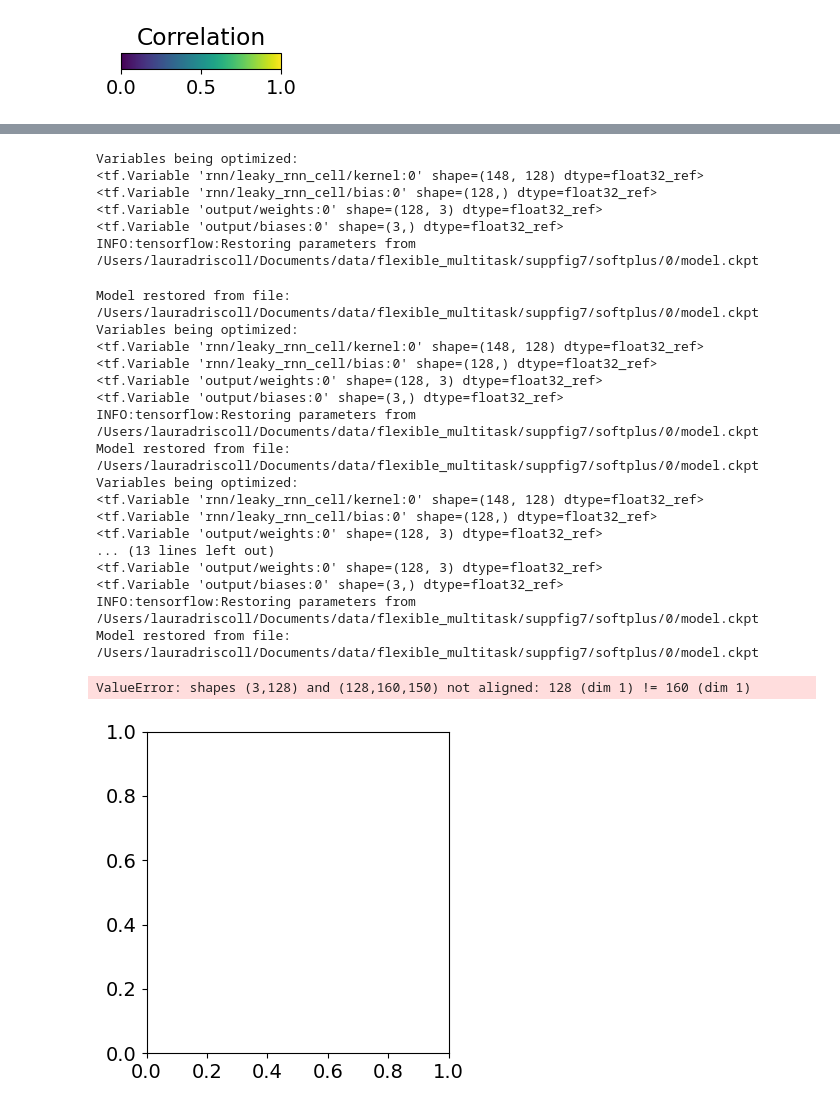
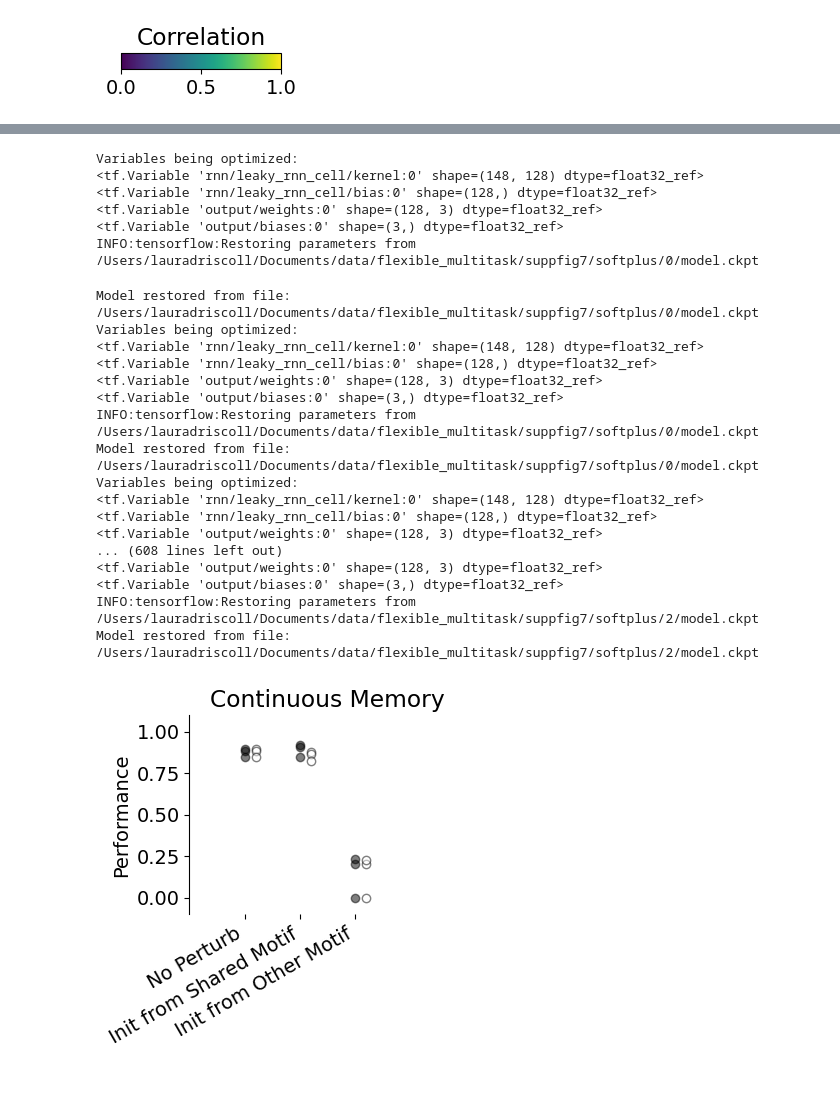
Before and after one commit to lauradriscoll/flexible_multitask, a Jupyter notebook: analysis/supp/suppfig7.ipynb, the cells around one changed output, grey strips where cells are left out. Drawn from its saved outputs; the diff is of its cells as text; code cells hidden in the pictures.

Commit message:
update remaining suppfigs to tf2 py3

```diff
--- a/analysis/supp/suppfig7.ipynb
+++ b/analysis/supp/suppfig7.ipynb
@@ -564,10 +570,6 @@ p_ins['Init from Other Motif']['init'] = 1
 p_ins['Init from Other Motif']['id'] = 2
 # %%
 plt.rcParams.update({'font.size': 14})
-n_rnn = str(128)
-w_rec_coeff  = 8/10
-sigma_rec = 1/20
-data_folder_all = 'data/rnn/multitask/stepnet/'
 
 fig = plt.figure(figsize=(4,4),tight_layout=True,facecolor='white')
 ax = plt.subplot(111)
@@ -575,19 +577,6 @@ ax = plt.subplot(111)
 for rnn_type in ['LeakyRNN']:
         for w_init in ['diag','randgauss']:#
             for seed in ['0','1','2']:
-                if (activation=='tanh') & (rnn_type=='LeakyRNN'):
-                    w_rec_coeff  = 1
-                    lr = -8
-                else:
-                    w_rec_coeff  = 8/10
-                    lr = -6
-
-                if w_init=='diag':
-                    c = 'k'
-                    x_off = 0
-                else:
-                    c = 'w'
-                    x_off = 0.2
 
                 m = os.path.join(p_data,fig_name,activation,seed)
 
@@ -607,38 +596,37 @@ ax.spines['top'].set_visible(False)
 ax.spines['right'].set_visible(False)
 ax.spines['bottom'].set_visible(False)
 
 fig_spec_fldr = os.path.join(figpath,'Init_X_motifs')
 if not os.path.exists(os.path.join(figpath,fig_spec_fldr)):
     os.makedirs(os.path.join(figpath,fig_spec_fldr))
 
 tasks_fldr = tit
 plt.savefig(os.path.join(figpath,fig_spec_fldr,tasks_fldr+'.pdf'))
 # %% [output]
 Variables being optimized:
 <tf.Variable 'rnn/leaky_rnn_cell/kernel:0' shape=(148, 128) dtype=float32_ref>
 <tf.Variable 'rnn/leaky_rnn_cell/bias:0' shape=(128,) dtype=float32_ref>
 <tf.Variable 'output/weights:0' shape=(128, 3) dtype=float32_ref>
 <tf.Variable 'output/biases:0' shape=(3,) dtype=float32_ref>
 INFO:tensorflow:Restoring parameters from /Users/lauradriscoll/Documents/data/flexible_multitask/suppfig7/softplus/0/model.ckpt
 Model restored from file: /Users/lauradriscoll/Documents/data/flexible_multitask/suppfig7/softplus/0/model.ckpt
 Variables being optimized:
 <tf.Variable 'rnn/leaky_rnn_cell/kernel:0' shape=(148, 128) dtype=float32_ref>
 <tf.Variable 'rnn/leaky_rnn_cell/bias:0' shape=(128,) dtype=float32_ref>
 <tf.Variable 'output/weights:0' shape=(128, 3) dtype=float32_ref>
 <tf.Variable 'output/biases:0' shape=(3,) dtype=float32_ref>
 INFO:tensorflow:Restoring parameters from /Users/lauradriscoll/Documents/data/flexible_multitask/suppfig7/softplus/0/model.ckpt
 Model restored from file: /Users/lauradriscoll/Documents/data/flexible_multitask/suppfig7/softplus/0/model.ckpt
 Variables being optimized:
 <tf.Variable 'rnn/leaky_rnn_cell/kernel:0' shape=(148, 128) dtype=float32_ref>
 <tf.Variable 'rnn/leaky_rnn_cell/bias:0' shape=(128,) dtype=float32_ref>
 <tf.Variable 'output/weights:0' shape=(128, 3) dtype=float32_ref>
-... (13 lines left out)
+... (608 lines left out)
 <tf.Variable 'output/weights:0' shape=(128, 3) dtype=float32_ref>
 <tf.Variable 'output/biases:0' shape=(3,) dtype=float32_ref>
-INFO:tensorflow:Restoring parameters from /Users/lauradriscoll/Documents/data/flexible_multitask/suppfig7/softplus/0/model.ckpt
-Model restored from file: /Users/lauradriscoll/Documents/data/flexible_multitask/suppfig7/softplus/0/model.ckpt
+INFO:tensorflow:Restoring parameters from /Users/lauradriscoll/Documents/data/flexible_multitask/suppfig7/softplus/2/model.ckpt
+Model restored from file: /Users/lauradriscoll/Documents/data/flexible_multitask/suppfig7/softplus/2/model.ckpt
-ValueError: shapes (3,128) and (128,160,150) not aligned: 128 (dim 1) != 160 (dim 1)
-[figure, old version]
+[figure, new version]
 # %%
 p_ins = {}
 p_ins['No Perturb'] = {}
```
Also changed, not shown: parts of 7 cells of this notebook, 29 other files.
